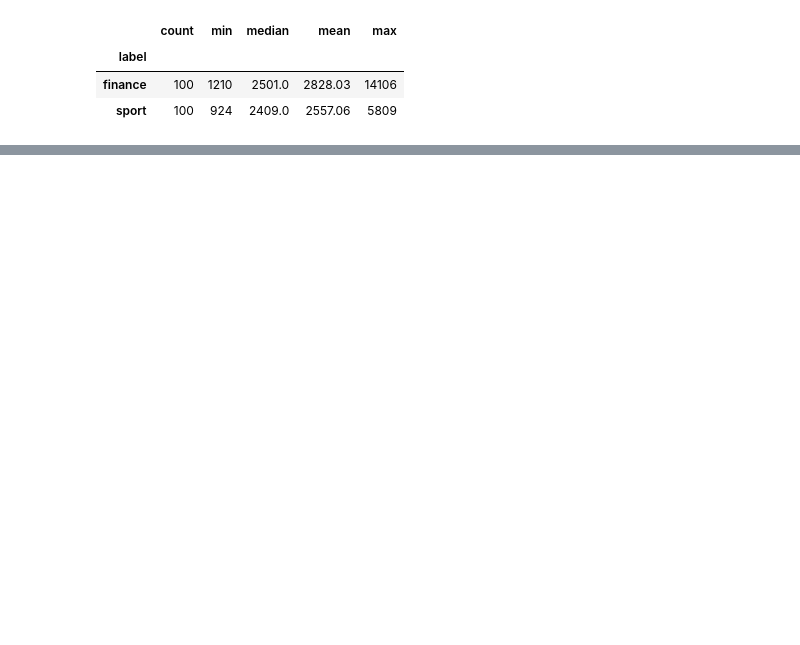
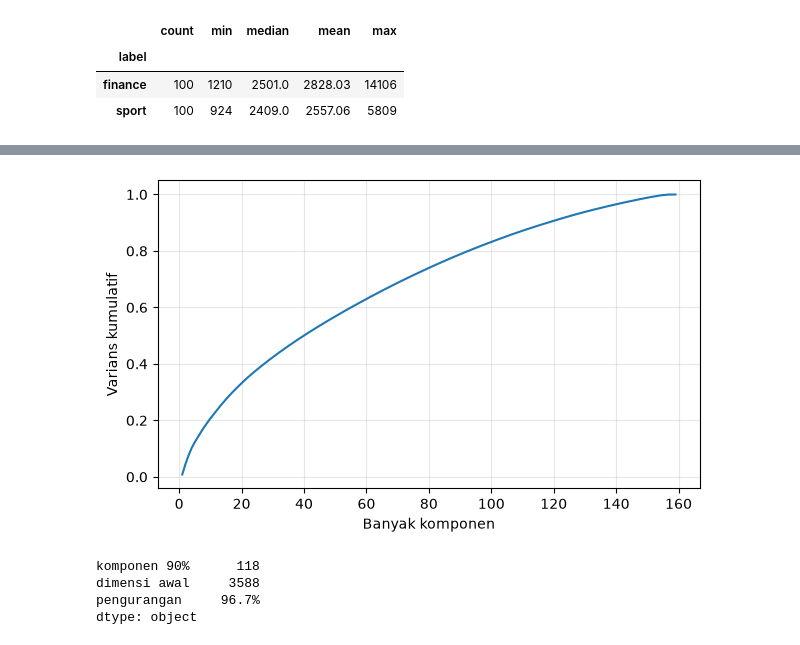
Before and after one commit to rhindottire/PPW, a Jupyter notebook: notebook/book/book-3.ipynb, the cells around one changed output, grey strips where cells are left out. Saved outputs shown, nothing was run; the diff lists cells and outputs as text; code cells hidden in the pictures; blank space fills up the shorter version.

```diff
--- a/notebook/book/book-3.ipynb
+++ b/notebook/book/book-3.ipynb
@@ -245,0 +89,5 @@ membuat asumsi distribusi.
+# %%
+X_train, X_test, y_train, y_test = train_test_split(
+    df["isi_berita"], df["label"],
+    test_size=0.2, stratify=df["label"], random_state=42)
+pd.Series({"latih": len(y_train), "uji": len(y_test)})
@@ -245,0 +104,4 @@ membuat asumsi distribusi.
+# %%
+vec = TfidfVectorizer(min_df=2)
+vec.fit(X_train)
+"kosakata pada data latih: " + f"{len(vec.vocabulary_):,}".replace(",", ".")
@@ -245,0 +118,14 @@ membuat asumsi distribusi.
+# %%
+X_train_tfidf = vec.transform(X_train)
+svd_scan = TruncatedSVD(n_components=min(X_train_tfidf.shape) - 1,
+                      random_state=42)
+svd_scan.fit(X_train_tfidf)
+cum = np.cumsum(svd_scan.explained_variance_ratio_)
+
+rows = {"ambang": [], "komponen": [], "varians": []}
+for t in (0.2, 0.5, 0.8, 0.9, 0.95):
+    i = int(np.argmax(cum >= t))
+    rows["ambang"].append(t)
+    rows["komponen"].append(i + 1)
+    rows["varians"].append(round(float(cum[i]), 4))
+pd.DataFrame(rows)
@@ -245,0 +139,21 @@ membuat asumsi distribusi.
+# %%
+plt.figure(figsize=(7, 4))
+plt.plot(np.arange(1, len(cum) + 1), cum)
+plt.xlabel("Banyak komponen")
+plt.ylabel("Varians kumulatif")
+plt.grid(alpha=0.3)
+plt.show()
+# %% [output]
+[figure, added]
+# %%
+n_comp = int(np.argmax(cum >= 0.9)) + 1
+pd.Series({
+    "komponen 90%": n_comp,
+    "dimensi awal": len(vec.vocabulary_),
+    "pengurangan": f"{100 * (1 - n_comp / len(vec.vocabulary_)):.1f}%",
+})
+# %% [output]
+komponen 90%      118
+dimensi awal     3588
+pengurangan     96.7%
+dtype: object
```
Also changed, not shown: parts of 40 cells of this notebook, 1 other file.
